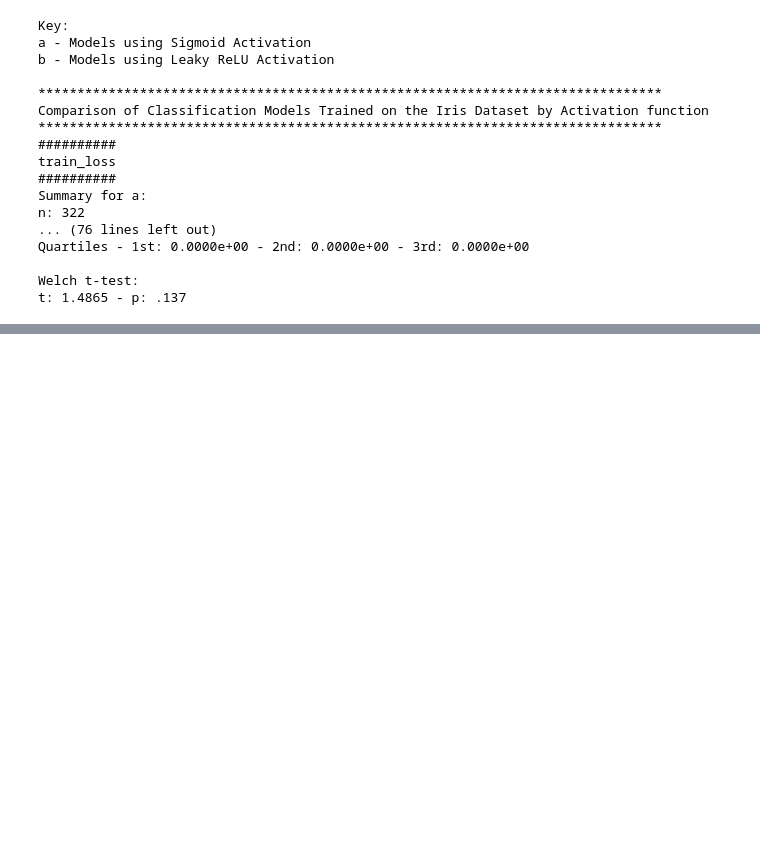
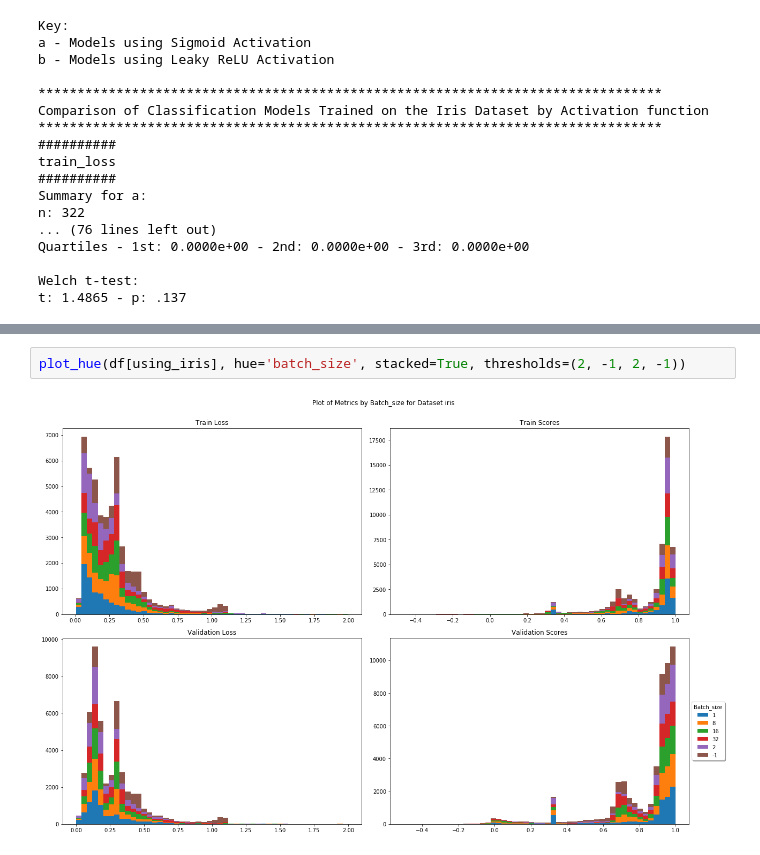
Before and after one commit to AnthonyDickson/Neural-Networks, a Jupyter notebook: notebooks/Analysis of Iris Dataset Results.ipynb, the cells around one changed output, grey strips where cells are left out. Drawn from its saved outputs; the diff is of its cells as text; blank space fills up the shorter version.

```diff
--- a/notebooks/Analysis of Iris Dataset Results.ipynb
+++ b/notebooks/Analysis of Iris Dataset Results.ipynb
@@ -232,0 +380,4 @@ t: 1.4865 - p: .137
+# %%
+plot_hue(df[using_iris], hue='batch_size', stacked=True, thresholds=(2, -1, 2, -1))
+# %% [output]
+[figure, added]
```
Also changed, not shown: parts of 20 cells of this notebook, 4 other files.
